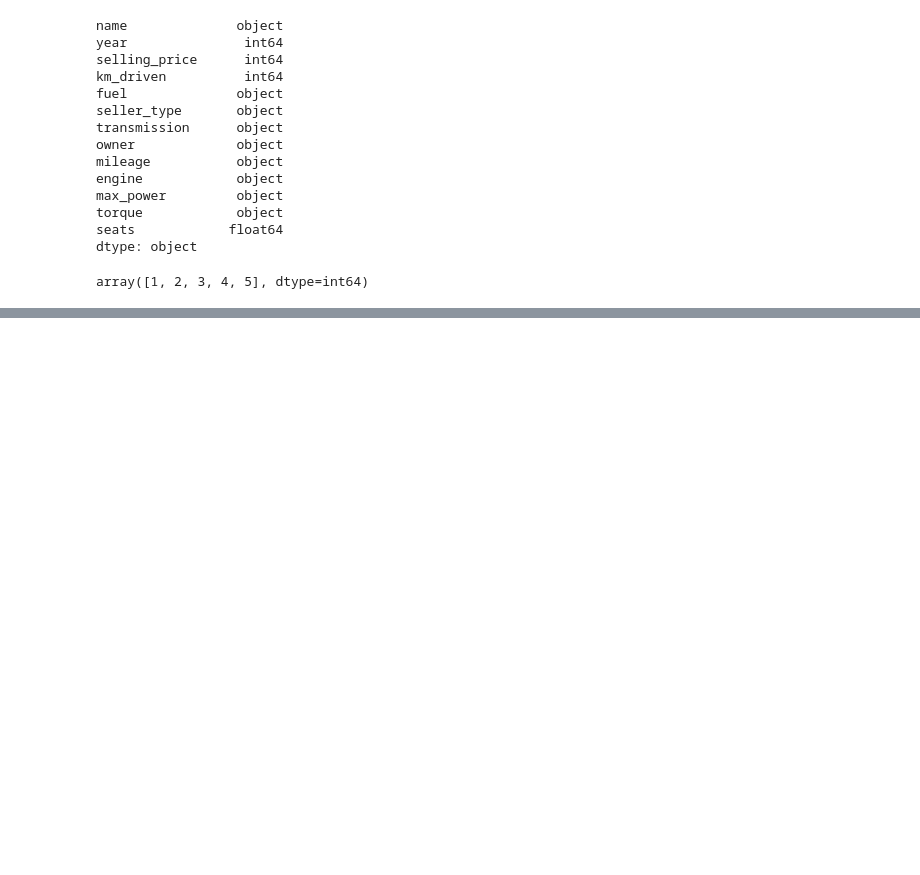
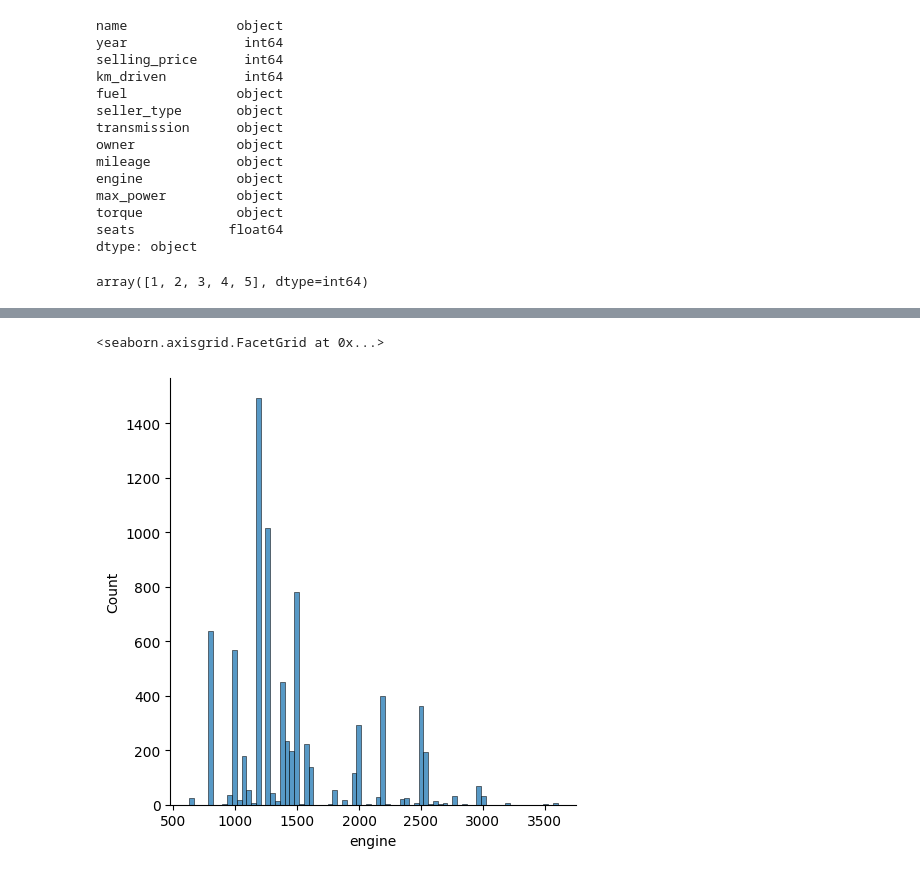
Before and after one commit to KiZINnO/A1, a Jupyter notebook: ml_A1.ipynb, the cells around one changed output, grey strips where cells are left out. Cells and saved outputs as stored; diff of their text form; code cells hidden in the pictures; blank space fills up the shorter version.

```diff
--- a/ml_A1.ipynb
+++ b/ml_A1.ipynb
@@ -109,0 +165,5 @@ df.drop(columns = ['torque'], inplace=True)
+# %%
+sns.displot(data = df, x = 'engine')
+# %% [output]
+<seaborn.axisgrid.FacetGrid at 0x...>
+[figure, added]
```
Also changed, not shown: parts of 76 cells of this notebook.
